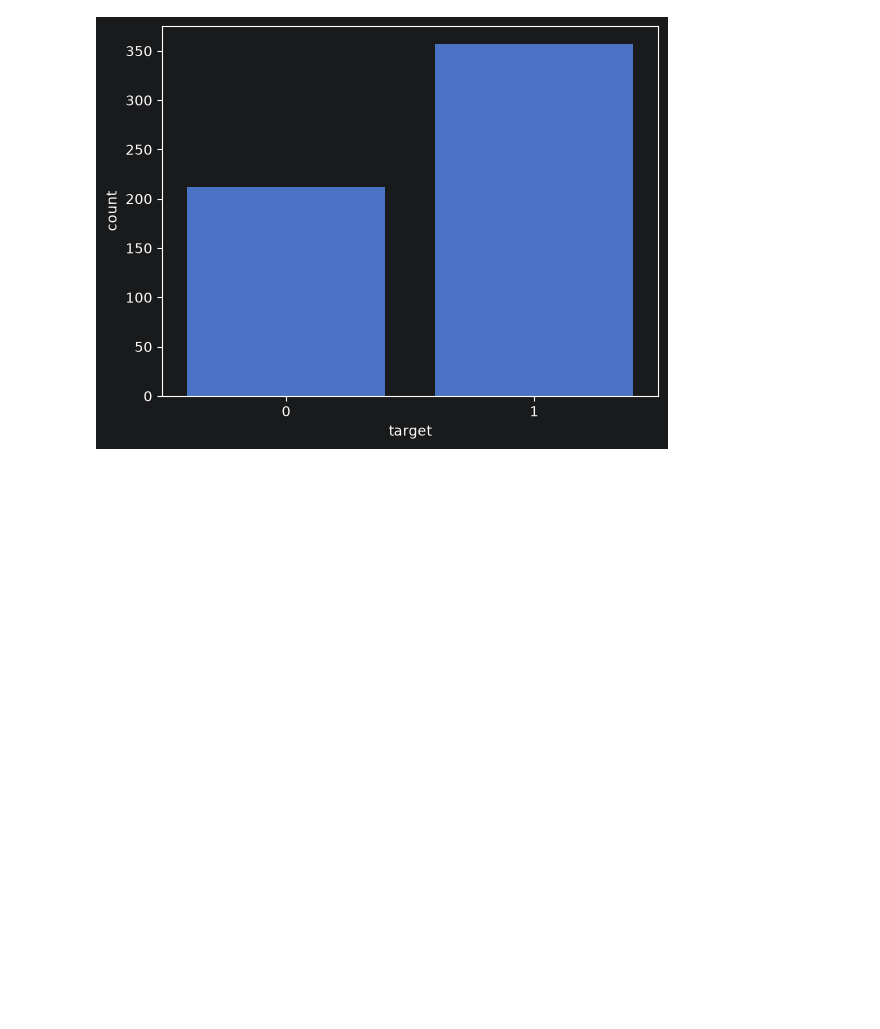
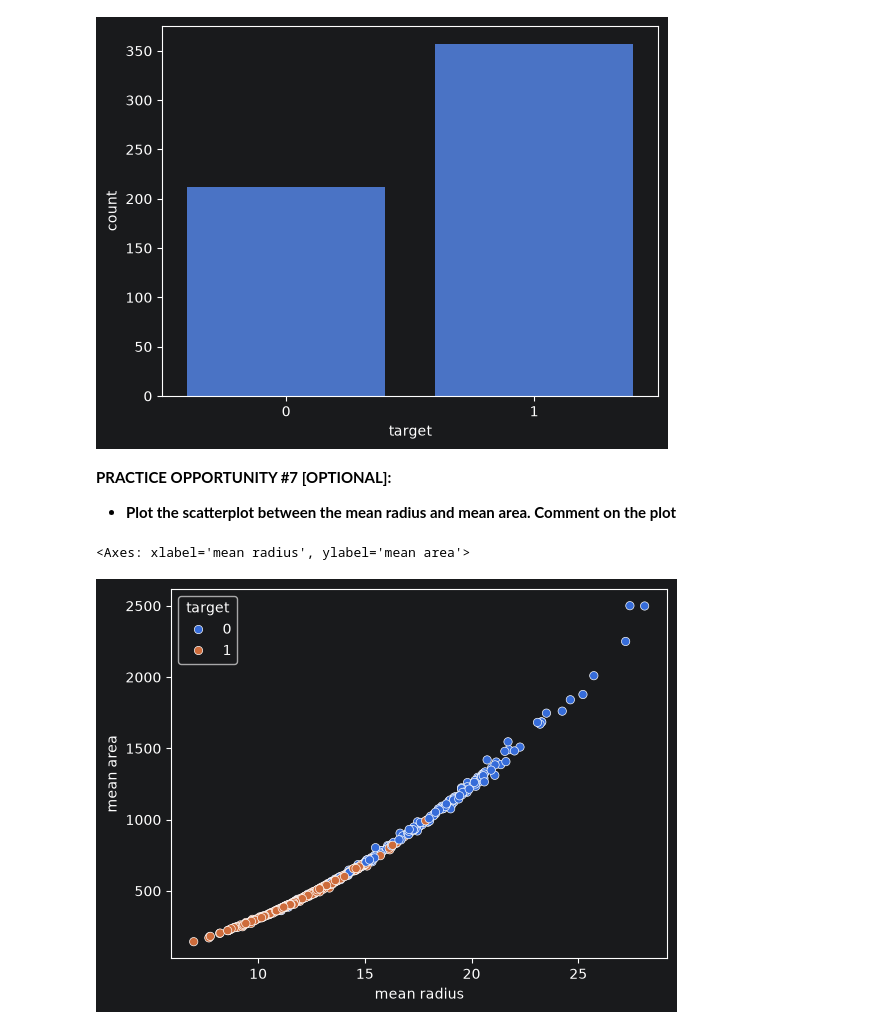
Before and after one commit to ahamedshaik16/pytorch-practice, a Jupyter notebook: notebooks/exploratory_data_analysis_4.ipynb, the cells around one changed output. Saved outputs shown, nothing was run; the diff lists cells and outputs as text; code cells hidden in the pictures; blank space fills up the shorter version.

Commit message:
data frames

```diff
--- a/notebooks/exploratory_data_analysis_4.ipynb
+++ b/notebooks/exploratory_data_analysis_4.ipynb
@@ -270,3 +271,11 @@ sns.countplot(x = cancer_df['target'])
 # %% [output]
 <Axes: xlabel='target', ylabel='count'>
 [figure]
+# %% [markdown]
+**PRACTICE OPPORTUNITY #7 [OPTIONAL]:**
+- **Plot the scatterplot between the mean radius and mean area. Comment on the plot**
+# %%
+sns.scatterplot(x = 'mean radius', y = 'mean area', hue = 'target', data  =cancer_df)
+# %% [output]
+<Axes: xlabel='mean radius', ylabel='mean area'>
+[figure, added]
```
Also changed, not shown: parts of 21 cells of this notebook.
